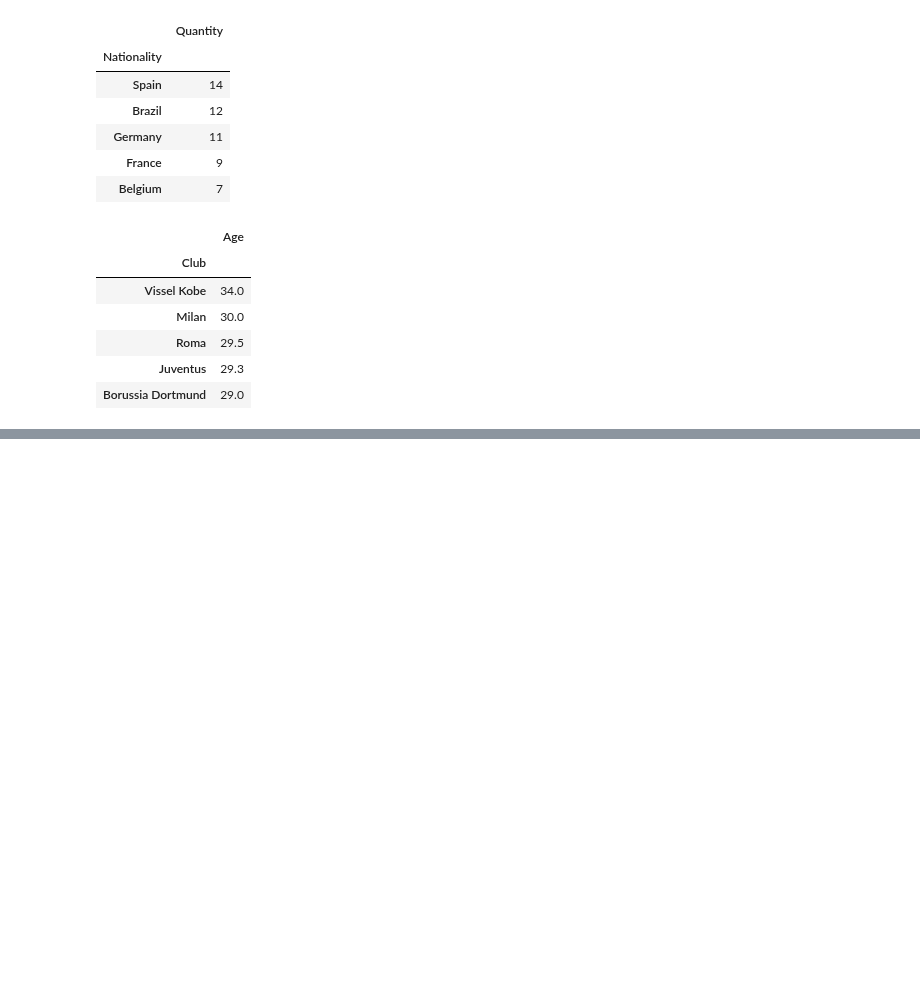
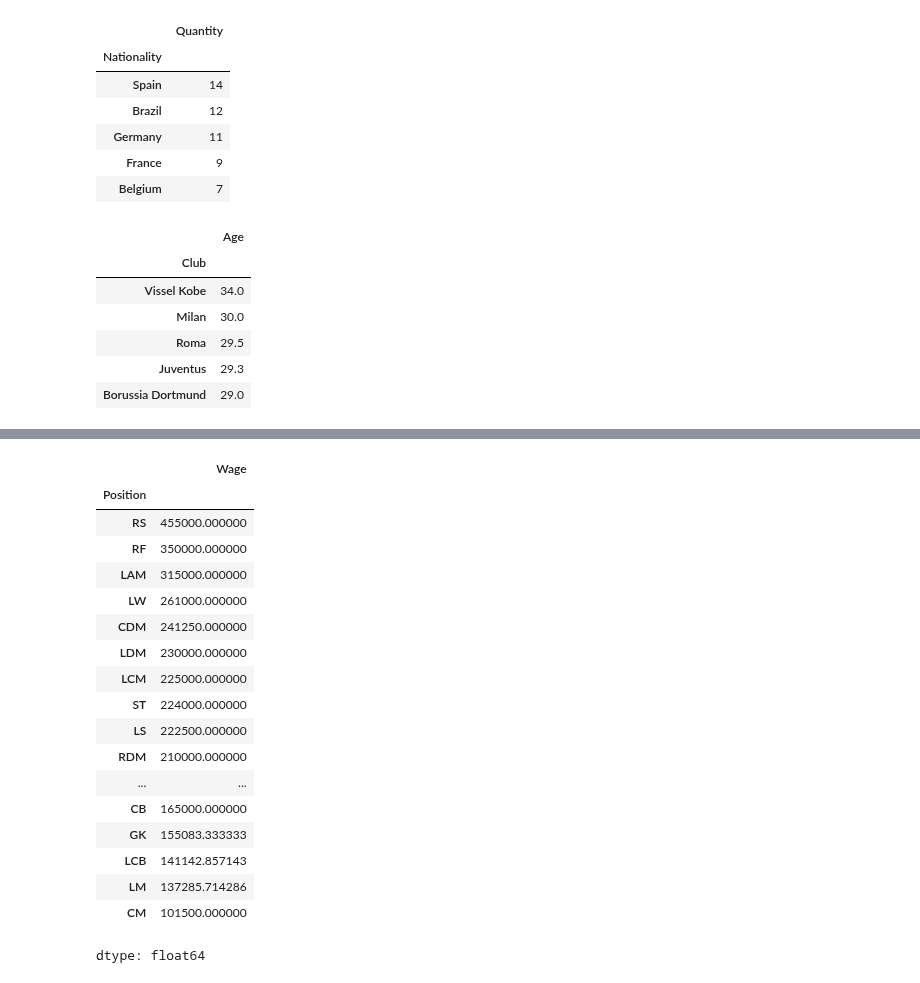
Before and after one commit to matheuspfferreira/python_data_science, a Jupyter notebook: Jogadores de Futebol - 04/notebook/nb_jogadores_futebol.ipynb, the cells around one changed output, grey strips where cells are left out. Cells and saved outputs as stored; diff of their text form; code cells hidden in the pictures; blank space fills up the shorter version.

```diff
--- a/Jogadores de Futebol - 04/notebook/nb_jogadores_futebol.ipynb
+++ b/Jogadores de Futebol - 04/notebook/nb_jogadores_futebol.ipynb
@@ -116,0 +153,24 @@ df_media_idade_clubes.head()
+# %%
+# Calculando a média de salário por posição
+df_media_salarios = df_jogadores.groupby('Position')['Wage'].mean().sort_values(ascending=False)
+df_media_salarios
+# %% [output]
+|  | Wage |
+| Position |  |
+| RS | 455000.000000 |
+| RF | 350000.000000 |
+| LAM | 315000.000000 |
+| LW | 261000.000000 |
+| CDM | 241250.000000 |
+| LDM | 230000.000000 |
+| LCM | 225000.000000 |
+| ST | 224000.000000 |
+| LS | 222500.000000 |
+| RDM | 210000.000000 |
+| ... | ... |
+| CB | 165000.000000 |
+| GK | 155083.333333 |
+| LCB | 141142.857143 |
+| LM | 137285.714286 |
+| CM | 101500.000000 |
+dtype: float64
```
Also changed, not shown: parts of 2 cells of this notebook.
